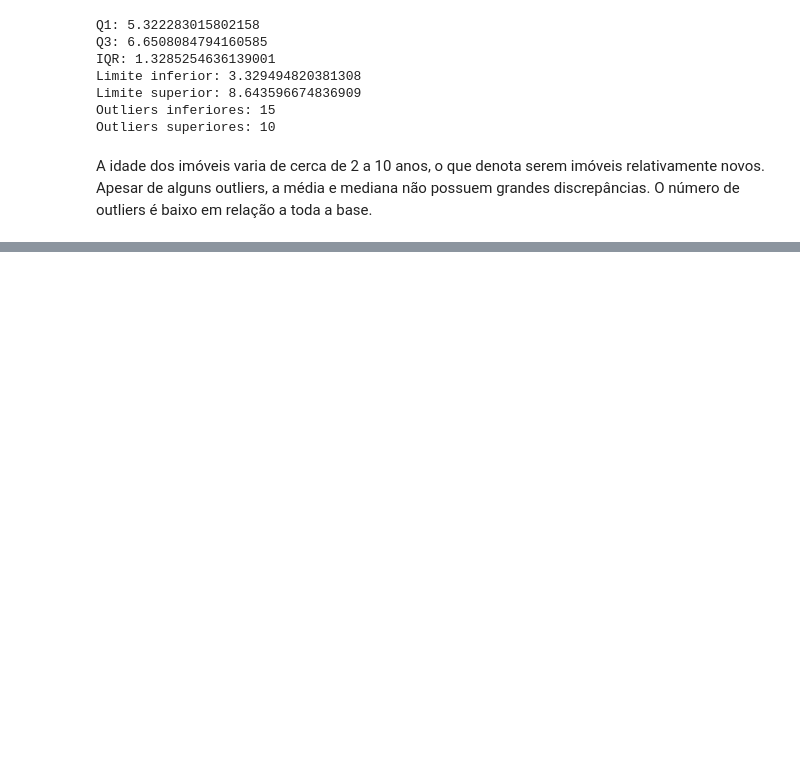
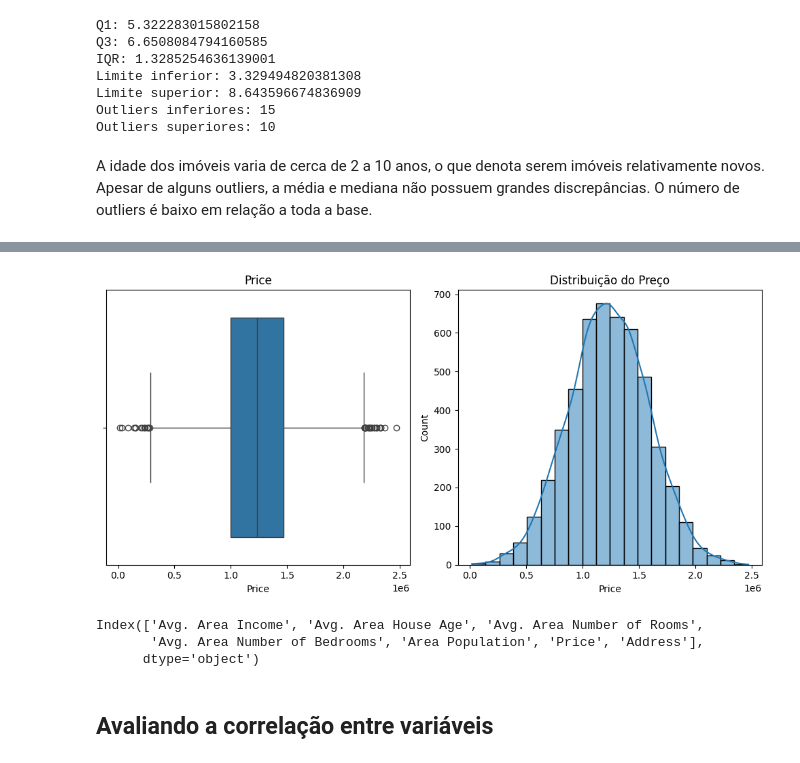
Before and after one commit to arqmarcel/precos_imoveis, a Jupyter notebook: preco_imoveis.ipynb, the cells around one changed output, grey strips where cells are left out. Drawn from its saved outputs; the diff is of its cells as text; code cells hidden in the pictures; blank space fills up the shorter version.

```diff
--- a/preco_imoveis.ipynb
+++ b/preco_imoveis.ipynb
@@ -154,0 +206,25 @@ A idade dos imóveis varia de cerca de 2 a 10 anos, o que denota serem imóveis
+# %%
+# População
+fig = plt.figure(figsize=(10, 5))
+plt.subplot(1, 2, 1)
+sns.boxplot(x='Price', data=df)
+plt.title('Price')
+
+
+plt.subplot(1, 2, 2)
+sns.histplot(df['Price'], bins=20, kde=True)
+plt.title('Distribuição do Preço')
+
+# Mostrar a figura com os dois gráficos
+plt.tight_layout()
+plt.show()
+# %% [output]
+[figure, added]
+# %%
+df.columns
+# %% [output]
+Index(['Avg. Area Income', 'Avg. Area House Age', 'Avg. Area Number of Rooms',
+       'Avg. Area Number of Bedrooms', 'Area Population', 'Price', 'Address'],
+      dtype='object')
+# %% [markdown]
+## Avaliando a correlação entre variáveis
```
Also changed, not shown: parts of 10 cells of this notebook.
